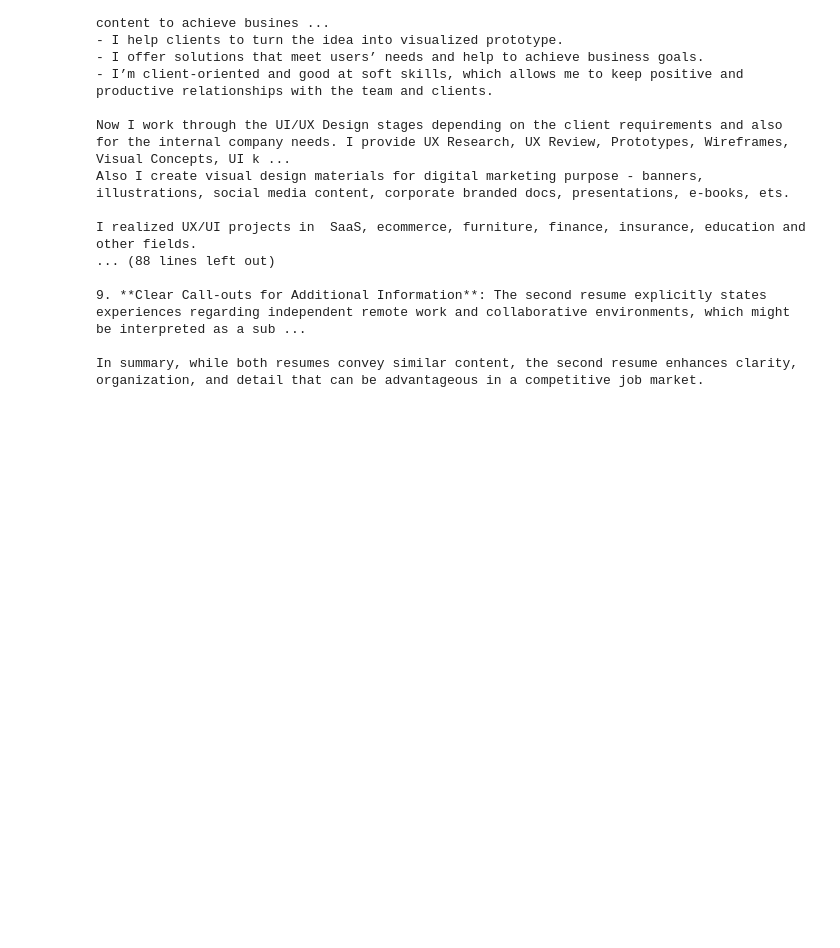
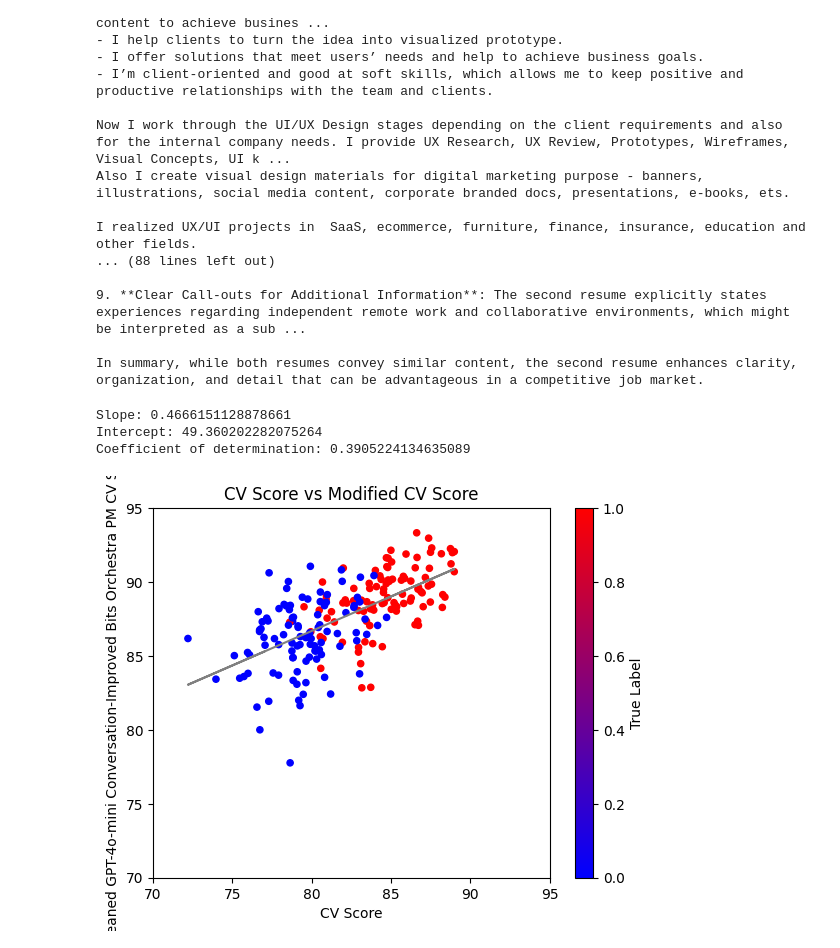
Before and after one commit to heyyjudes/llm-hiring-ecosystem, a Jupyter notebook: execution.ipynb, the cells around one changed output. Cells and saved outputs as stored; diff of their text form; code cells hidden in the pictures; blank space fills up the shorter version.

Commit message:
Add scatterplot to execution.ipynb

```diff
--- a/execution.ipynb
+++ b/execution.ipynb
@@ -526,3 +546,54 @@ I realized UX/UI projects in  SaaS, ecommerce, furniture, finance, insurance, ed
 9. **Clear Call-outs for Additional Information**: The second resume explicitly states experiences regarding independent remote work and collaborative environments, which might be interpreted as a sub ...
 
 In summary, while both resumes convey similar content, the second resume enhances clarity, organization, and detail that can be advantageous in a competitive job market.
+# %%
+original_score_column_name = "CV Score"
+modified_score_column_name = "Cleaned GPT-4o-mini Conversation-Improved Bits Orchestra PM CV Score"
+
+all_scatterpoints: pd.DataFrame = scored_df.loc[scored_df["Marked for Experiments"], [original_score_column_name, modified_score_column_name, "True Label"]]
+# Portray positive label as black and negative label as gray
+from matplotlib.colors import LinearSegmentedColormap
+POSITIVE_SCATTERPOINT_COLOR = "red"
+NEGATIVE_SCATTERPOINT_COLOR = "blue"
+positive_negative_colormap = LinearSegmentedColormap.from_list("Positive-Negative", [(constants.NEGATIVE_LABEL, NEGATIVE_SCATTERPOINT_COLOR), (constants.POSITIVE_LABEL, POSITIVE_SCATTERPOINT_COLOR)])
+# Take nice square graph boundaries
+x_min = all_scatterpoints[original_score_column_name].min()
+x_max = all_scatterpoints[original_score_column_name].max()
+y_min = all_scatterpoints[modified_score_column_name].min()
+y_max = all_scatterpoints[modified_score_column_name].max()
+import math
+INCREMENT = 5
+lower_boundary = math.floor( (min(x_min, y_min) - 0.1) / INCREMENT) * INCREMENT
+upper_boundary = math.ceil( (max(x_max, y_max) + 0.1) / INCREMENT) * INCREMENT
+
+
+
+score_scatterplot_axes = all_scatterpoints.plot.scatter(x = original_score_column_name, y = modified_score_column_name,
+                                                    c = "True Label", colormap = positive_negative_colormap,
+                                                    title = "CV Score vs Modified CV Score",
+                                                    xlim = (lower_boundary, upper_boundary), ylim = (lower_boundary, upper_boundary)
+                                                    )
+
+# Run linear regression on the combined 200 points
+from sklearn.linear_model import LinearRegression
+X = all_scatterpoints[[original_score_column_name]].values      # Reshaped into 2D array
+y = all_scatterpoints[modified_score_column_name].values        # 1D array
+linear_regression_model = LinearRegression()
+linear_regression_model.fit(X, y)
+# Get the coefficients
+linear_regression_slope = linear_regression_model.coef_[0]
+linear_regression_intercept = linear_regression_model.intercept_
+linear_regression_coefficient_of_determination = linear_regression_model.score(X, y)
+print(f"Slope: {linear_regression_slope}")
+print(f"Intercept: {linear_regression_intercept}")
+print(f"Coefficient of determination: {linear_regression_coefficient_of_determination}")
+# Plot the combined plot
+import matplotlib.pyplot as plt
+predictions = linear_regression_model.predict(X)
+score_scatterplot_axes.plot(X, predictions, color='gray', label='Regression Line')
+plt.show()
+# %% [output]
+Slope: 0.4666151128878661
+Intercept: 49.360202282075264
+Coefficient of determination: 0.3905224134635089
+[figure, added]
```
Also changed, not shown: parts of 7 cells of this notebook.
